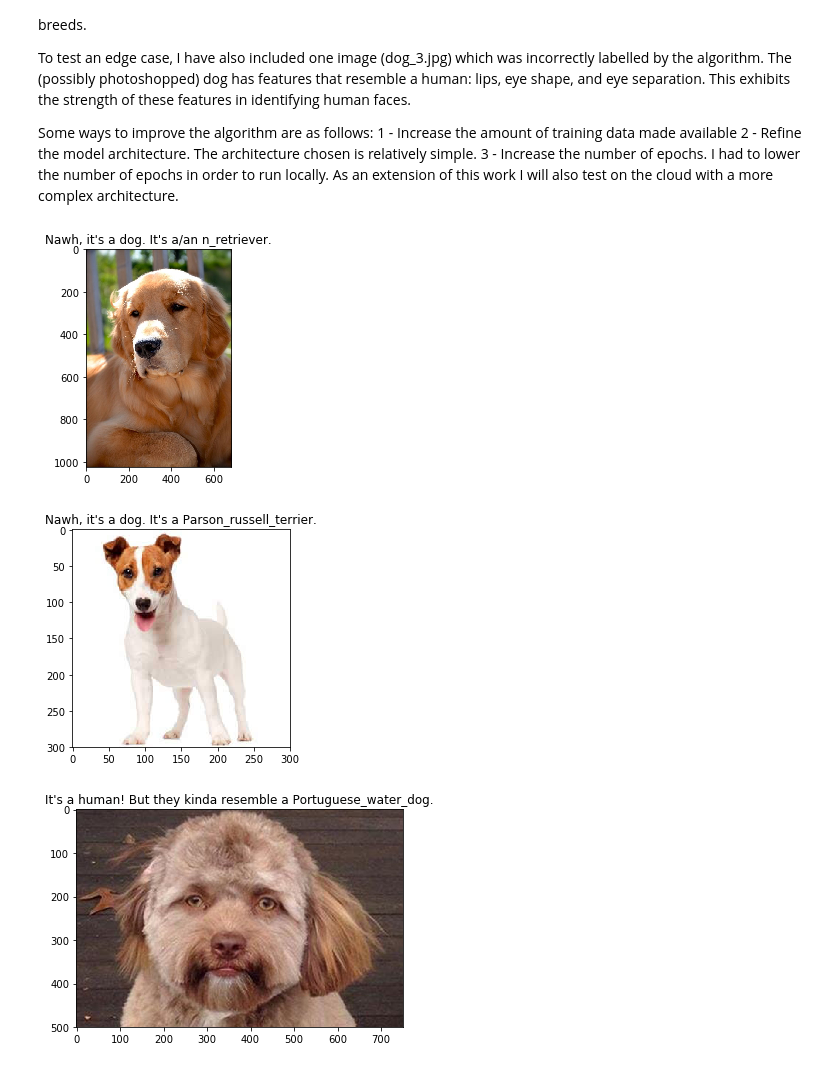
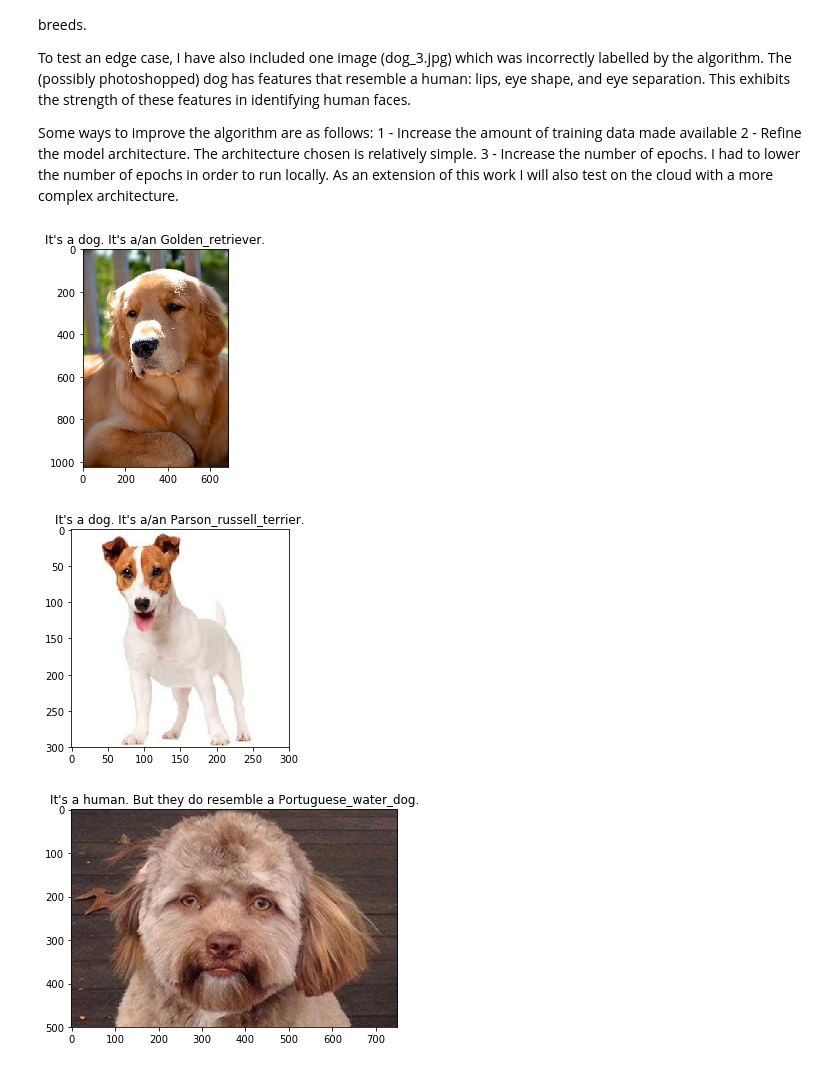
Before and after one commit to jamiekeating/dogvision, a Jupyter notebook: dog_app.ipynb, the cells around one changed output. Saved outputs shown, nothing was run; the diff lists cells and outputs as text; code cells hidden in the pictures.

```diff
--- a/dog_app.ipynb
+++ b/dog_app.ipynb
@@ -544,12 +544,16 @@ inception_model.compile(loss='categorical_crossentropy', optimizer='rmsprop', me
 
 As before, we train the model and use model checkpointing to save the model that attains the best validation loss.
 # %%
+from keras.callbacks import ModelCheckpoint
+
+epochs = 10
+
 checkpointer = ModelCheckpoint(filepath='saved_models/weights.best.InceptionV3.hdf5',
                                verbose=1, save_best_only=True)
 
 inception_model.fit(train_inception, train_targets,
           validation_data=(valid_inception, valid_targets),
           # Reducing number of epochs to run on local machine.
-          epochs=5, batch_size=20, callbacks=[checkpointer], verbose=1)
+          epochs=epochs, batch_size=20, callbacks=[checkpointer], verbose=1)
 # %% [output]
 Train on 6680 samples, validate on 835 samples
@@ -625,9 +635,9 @@ def dog_detector_inception(path):
     img = mpimg.imread(path)
     _ = plt.imshow(img)
     if face_detector(path):
-        plt.title("It's a human! But they resemble a %s." % inception_predict(path));
+        plt.title("It's a human. But they do resemble a/an %s." % inception_predict(path));
     elif dog_detector(path):
-        plt.title ("Nawh, it's a dog. It's a/an %s." % inception_predict(path));
+        plt.title ("It's a dog. It's a/an %s." % inception_predict(path));
     else:
         plt.title("That is not a dog or a human!");
     plt.show()
@@ -650,13 +660,13 @@ Some ways to improve the algorithm are as follows:
 # %%
 dog_detector_inception("images/test_images/dog_1.jpg")
 # %% [output]
-[figure, old version]
+[figure, new version]
 # %%
-dog_detector_inception("test_images_jk/dog_2.jpg")
+dog_detector_inception("images/test_images/dog_2.jpg")
 # %% [output]
-[figure, old version]
+[figure, new version]
 # %%
-dog_detector_inception("test_images_jk/dog_3.jpg")
+dog_detector_inception("images/test_images/dog_3.jpg")
 # %% [output]
-[figure, old version]
+[figure, new version]
 # %%
```
Also changed, not shown: parts of 21 cells of this notebook.
